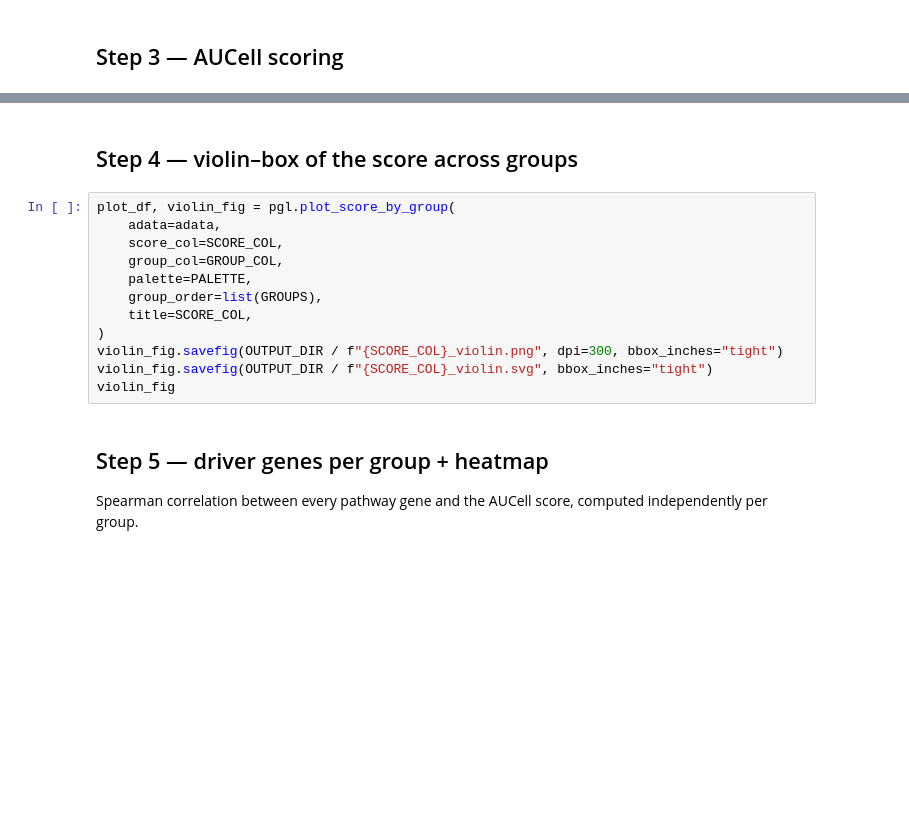
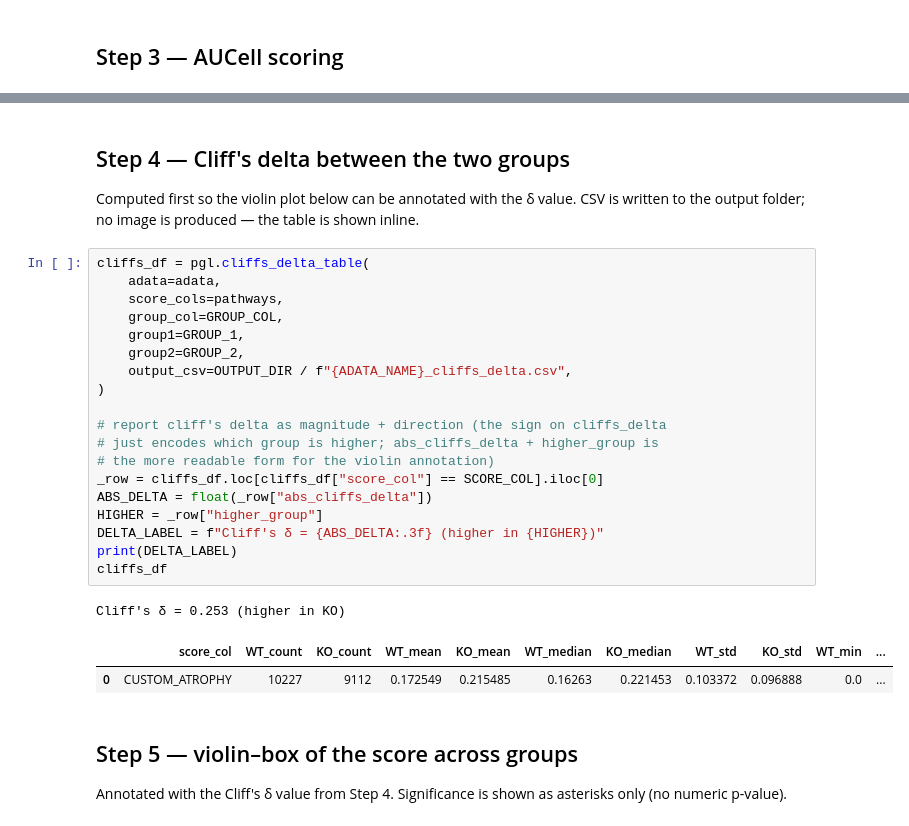
Before and after one commit to sachha-naksha/TA_muscle_ageing, a Jupyter notebook: py_scripts/3_geneset_scores/geneset_activity.ipynb, the cells around one changed output, grey strips where cells are left out. Cells and saved outputs as stored; diff of their text form; blank space fills up the shorter version.

```diff
--- a/py_scripts/3_geneset_scores/geneset_activity.ipynb
+++ b/py_scripts/3_geneset_scores/geneset_activity.ipynb
@@ -199,19 +239,32 @@ print(f"Scored pathways: {pathways}\nUsing SCORE_COL = {SCORE_COL}")
 # %% [markdown]
-## Step 4 — violin–box of the score across groups
+## Step 4 — Cliff's delta between the two groups
+
+Computed first so the violin plot below can be annotated with the δ value. CSV is written to the output folder; no image is produced — the table is shown inline.
 # %%
-plot_df, violin_fig = pgl.plot_score_by_group(
+cliffs_df = pgl.cliffs_delta_table(
     adata=adata,
-    score_col=SCORE_COL,
+    score_cols=pathways,
     group_col=GROUP_COL,
-    palette=PALETTE,
-    group_order=list(GROUPS),
-    title=SCORE_COL,
+    group1=GROUP_1,
+    group2=GROUP_2,
+    output_csv=OUTPUT_DIR / f"{ADATA_NAME}_cliffs_delta.csv",
 )
-violin_fig.savefig(OUTPUT_DIR / f"{SCORE_COL}_violin.png", dpi=300, bbox_inches="tight")
-violin_fig.savefig(OUTPUT_DIR / f"{SCORE_COL}_violin.svg", bbox_inches="tight")
-violin_fig
+
+# report cliff's delta as magnitude + direction (the sign on cliffs_delta
+# just encodes which group is higher; abs_cliffs_delta + higher_group is
+# the more readable form for the violin annotation)
+_row = cliffs_df.loc[cliffs_df["score_col"] == SCORE_COL].iloc[0]
+ABS_DELTA = float(_row["abs_cliffs_delta"])
+HIGHER = _row["higher_group"]
+DELTA_LABEL = f"Cliff's δ = {ABS_DELTA:.3f} (higher in {HIGHER})"
+print(DELTA_LABEL)
+cliffs_df
+# %% [output]
+Cliff's δ = 0.253 (higher in KO)
+|  | score_col | WT_count | KO_count | WT_mean | KO_mean | WT_median | KO_median | WT_std | KO_std | WT_min | ... |
+| 0 | CUSTOM_ATROPHY | 10227 | 9112 | 0.172549 | 0.215485 | 0.16263 | 0.221453 | 0.103372 | 0.096888 | 0.0 | ... |
 # %% [markdown]
-## Step 5 — driver genes per group + heatmap
+## Step 5 — violin–box of the score across groups
 
-Spearman correlation between every pathway gene and the AUCell score, computed independently per group.
+Annotated with the Cliff's δ value from Step 4. Significance is shown as asterisks only (no numeric p-value).
 # %%
```
Also changed, not shown: parts of 14 cells of this notebook, 2 other files.
